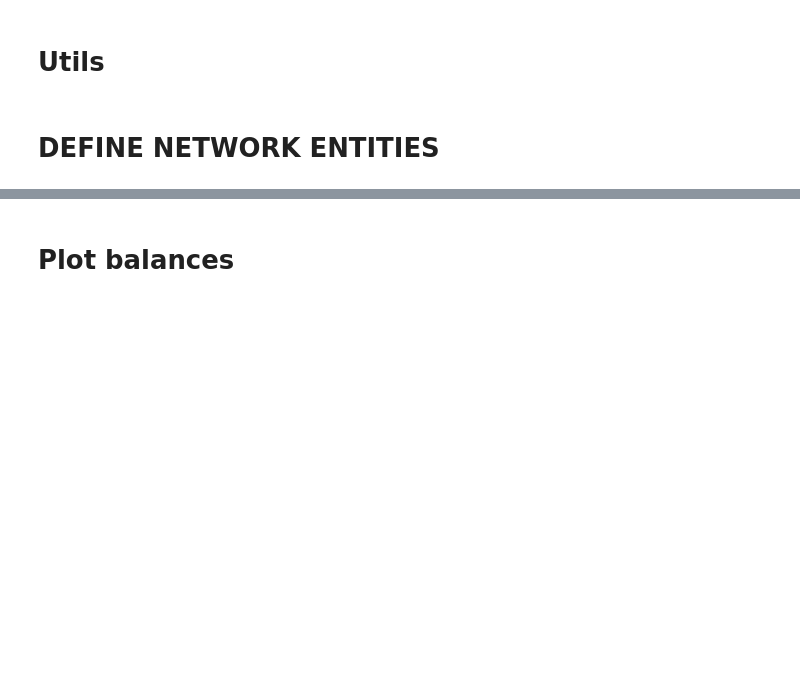
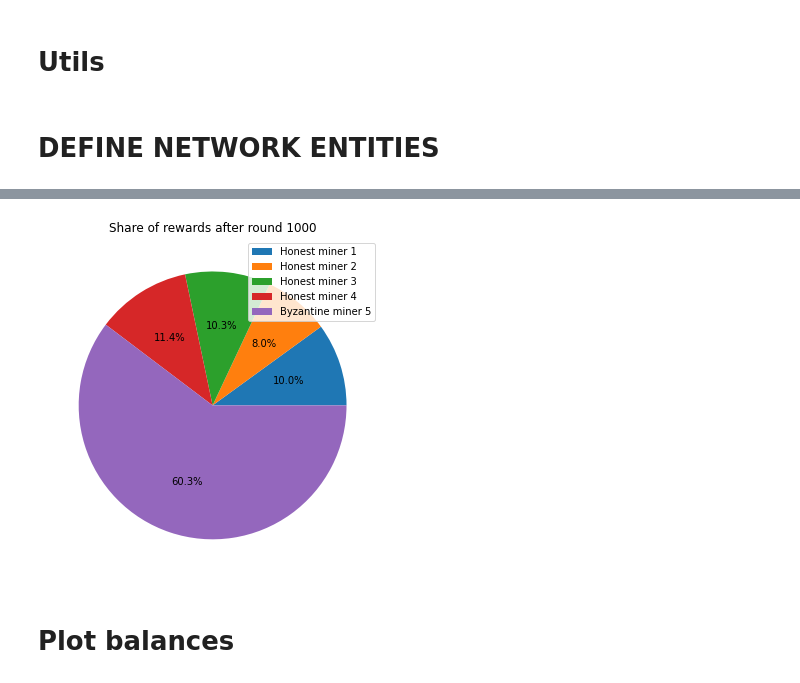
Before and after one commit to SergiHernandez/DecentralizedAI, a Jupyter notebook: Free-Proof-of-Deep-Learning/Free-Proof-of-Deep-Learning_attack_simulation.ipynb, the cells around one changed output, grey strips where cells are left out. Saved outputs shown, nothing was run; the diff lists cells and outputs as text; code cells hidden in the pictures; blank space fills up the shorter version.

```diff
--- a/Free-Proof-of-Deep-Learning/Free-Proof-of-Deep-Learning_attack_simulation.ipynb
+++ b/Free-Proof-of-Deep-Learning/Free-Proof-of-Deep-Learning_attack_simulation.ipynb
@@ -342,0 +365,91 @@ Round 960
+# %%
+MAX_ROUNDS = 1000
+ROUND_TIMEOUT = 500 #number of train epochs before comparing model accuracies
+
+net = Network(n=5, f=1)
+
+percent = 0.5 # Percentage of problems submitted by Byzantine nodes
+
+for i in range(MAX_ROUNDS):
+    if percent> 0 and i % int(1/percent) == 0 and net.f>0:
+        net.submitProblem(Problem(net.dishonest_miners[0].submitter_address,
+                              x_train = [0, 2, 5, 1, 7, 9, 2, 3, 1, 0.5],
+                              y_train = [7, 8, 4, 9, 2, 0, 4, 6, 9, 6],
+                              x_test = [0.5, 2.1, 4.2, 0.6, 7.1, 9.2, 1, 3, 1],
+                              y_test = [6, 8, 3, 10, 2.2, 0.1, 3.2, 6.1, 8.8]))
+    else:
+        net.submitProblem(Problem(Submitter().submitter_address,
+                              x_train = [0, 2, 5, 1, 7, 9, 2, 3, 1, 0.5],
+                              y_train = [7, 8, 4, 9, 2, 0, 4, 6, 9, 6],
+                              x_test = [0.5, 2.1, 4.2, 0.6, 7.1, 9.2, 1, 3, 1],
+                              y_test = [6, 8, 3, 10, 2.2, 0.1, 3.2, 6.1, 8.8]))
+
+n_problems = len(net.problem_pool)
+for r in range(n_problems):
+    #print(f"--START OF ROUND {r}--")
+    #print("-Training Phase-")
+
+    #print("   Submitter sending train data to miners")
+    submitter_r = net.getProblem()
+    for miner in net.miners:
+        miner.initRound()
+        submitter_r.sendTrainDataToMiner(miner)
+
+    #print("   Miners training...")
+    for miner in net.miners:
+        if isinstance(miner, ByzantineMiner) and submitter_r.submitter_address == miner.submitter_address:
+            miner.preSolvedProblem()
+        else:
+            miner.train()
+    #print("   Training timeout")
+
+    #print("   Miners sending model hashes to submitter")
+    for miner in net.miners:
+        miner.sendModelHashToSubmitter(submitter_r)
+
+    #print("-Evaluation Phase-")
+    #print("   Submitter broadcasting X_test")
+    for miner in net.miners:
+        submitter_r.sendXTestToMiner(miner)
+
+    #print("   Miners predicting Y_test^hat")
+    for miner in net.miners:
+        miner.predictYHat()
+
+    #print("   Miners sending Y_test^hat to submitter")
+    for miner in net.miners:
+        miner.sendYHat(submitter_r)
+
+    #print("   Submitter computing losses")
+    submitter_r.computeTestLosses()
+
+    #print("-Awarding phase-")
+    while len(submitter_r.losses)>0 and not submitter_r.consensus:
+        submitter_r.consensus = True
+        winner = submitter_r.getMinerWithMinLoss()
+        #print("   Miner with a greater model:",winner)
+        #print("   Submitter sending signed certificate of win")
+        submitter_r.sendWinCertificate()
+        #print("   Submitter broadcasting info to miners to validate Block")
+        for miner in net.miners:
+            submitter_r.sendHashAndYHat(miner)
+        #print("   Winner broadcasting Block")
+        winner.broadcastBlock(net)
+
+    #print(f"--END OF ROUND {r}--\n")
+    net.updateLongestChain()
+    #print(net.longest_chain, "\n")
+
+    miner_balances = [net.getBalance(net.miners[i].miner_address) for i in range(net.n)]
+    plt.ion()
+    if sum(miner_balances) != 0:
+        if (r+1)%50 == 0 or r+1==MAX_ROUNDS:
+            clear_output(wait=True)
+            print("Round", r)
+            fig, ax = plt.subplots(figsize=(6,16))
+            ax.pie(miner_balances, autopct='%1.1f%%')
+            ax.legend(["Honest miner 1", "Honest miner 2", "Honest miner 3", "Honest miner 4", "Byzantine miner 5"],loc=1)
+            ax.set_title("Share of rewards after round "+str(r+1))
+            plt.pause(0.002)
+            plt.show()
+# %% [output]
@@ -343,3 +457,4 @@ Round 960
+[figure, added]
 # %% [markdown]
 # Plot balances
 # %%
```
Also changed, not shown: parts of 8 cells of this notebook, 3 other files.
